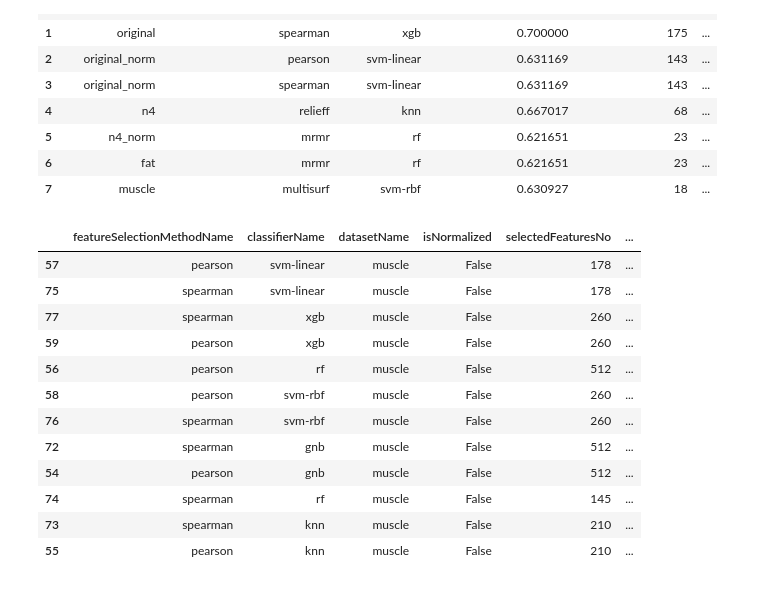
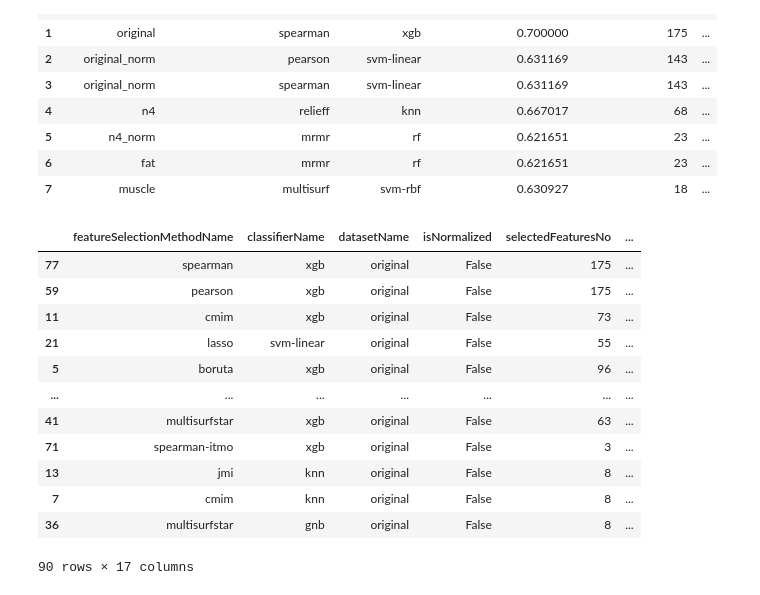
Before and after one commit to szafeiris/bme-master-thesis, a Jupyter notebook: bme-master-thesis-szafeiris-results-analysis.ipynb, the cells around one changed output. Drawn from its saved outputs; the diff is of its cells as text; code cells hidden in the pictures.

```diff
--- a/bme-master-thesis-szafeiris-results-analysis.ipynb
+++ b/bme-master-thesis-szafeiris-results-analysis.ipynb
@@ -457,19 +457,20 @@ df
 | 6 | fat | mrmr | rf | 0.621651 | 23 | ... |
 | 7 | muscle | multisurf | svm-rbf | 0.630927 | 18 | ... |
 # %%
-p = muscleDataset.sort_values(by='balanced_accuracy_score', ascending=False)
-p.loc[(p['featureSelectionMethodName'] == 'spearman') | (p['featureSelectionMethodName'] == 'pearson') ]
+p = origDataset.sort_values(by='balanced_accuracy_score', ascending=False)
+# p.loc[(p['featureSelectionMethodName'] == 'spearman') | (p['featureSelectionMethodName'] == 'pearson') ]
+p
 # %% [output]
 |  | featureSelectionMethodName | classifierName | datasetName | isNormalized | selectedFeaturesNo | ... |
-| 57 | pearson | svm-linear | muscle | False | 178 | ... |
-| 75 | spearman | svm-linear | muscle | False | 178 | ... |
-| 77 | spearman | xgb | muscle | False | 260 | ... |
-| 59 | pearson | xgb | muscle | False | 260 | ... |
-| 56 | pearson | rf | muscle | False | 512 | ... |
-| 58 | pearson | svm-rbf | muscle | False | 260 | ... |
-| 76 | spearman | svm-rbf | muscle | False | 260 | ... |
-| 72 | spearman | gnb | muscle | False | 512 | ... |
-| 54 | pearson | gnb | muscle | False | 512 | ... |
-| 74 | spearman | rf | muscle | False | 145 | ... |
-| 73 | spearman | knn | muscle | False | 210 | ... |
-| 55 | pearson | knn | muscle | False | 210 | ... |
+| 77 | spearman | xgb | original | False | 175 | ... |
+| 59 | pearson | xgb | original | False | 175 | ... |
+| 11 | cmim | xgb | original | False | 73 | ... |
+| 21 | lasso | svm-linear | original | False | 55 | ... |
+| 5 | boruta | xgb | original | False | 96 | ... |
+| ... | ... | ... | ... | ... | ... | ... |
+| 41 | multisurfstar | xgb | original | False | 63 | ... |
+| 71 | spearman-itmo | xgb | original | False | 3 | ... |
+| 13 | jmi | knn | original | False | 8 | ... |
+| 7 | cmim | knn | original | False | 8 | ... |
+| 36 | multisurfstar | gnb | original | False | 8 | ... |
+90 rows × 17 columns
```
Also changed, not shown: 2 other files.
